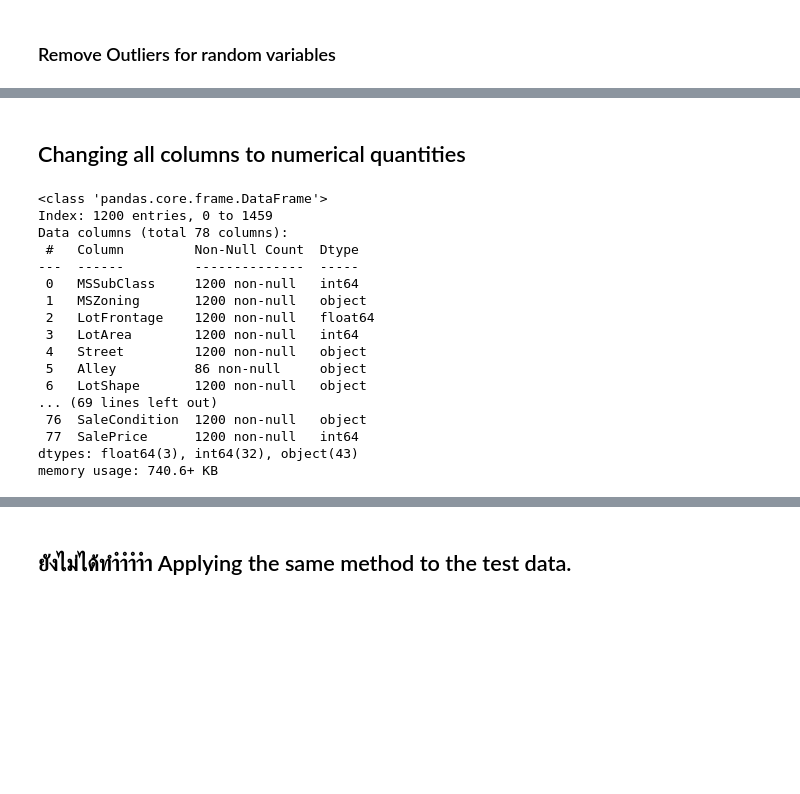
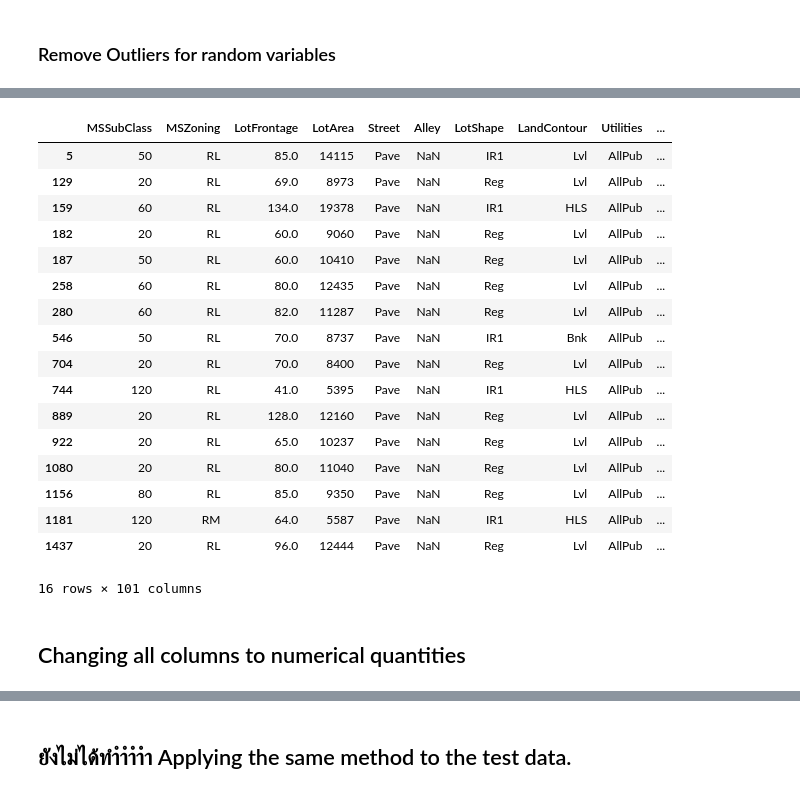
Before and after one commit to thanikaar/ml, a Jupyter notebook: house-prices-advanced-regression-techniques/HW_kaggle.ipynb, the cells around one changed output, grey strips where cells are left out. Saved outputs shown, nothing was run; the diff lists cells and outputs as text; code cells hidden in the pictures; blank space fills up the shorter version.

```diff
--- a/house-prices-advanced-regression-techniques/HW_kaggle.ipynb
+++ b/house-prices-advanced-regression-techniques/HW_kaggle.ipynb
@@ -461,0 +405,34 @@ After outlier removal: (1097, 78)
+# %%
+
+def calculate_modified_zscore(series):
+    # Remove zeros
+    filtered = series[series != 0]
+    if len(filtered) == 0:
+        return pd.Series(np.zeros(len(series)), index=series.index)
+
+    median = np.median(filtered)
+    mad = np.median(np.abs(filtered - median))
+    modified_zscore = 0.6745 * (series - median) / mad if mad != 0 else 0
+    return modified_zscore
+
+# Calculate Modified Z-scores for filtered data
+for col in remaining_numeric_cols:
+    # Calculate Modified Z-score on filtered data
+    filtered_data = df_train[df_train[col] != 0][col]
+    df_train[f'{col}_mod_zscore'] = calculate_modified_zscore(df_train[col])
+
+    # Count outliers
+    outliers = df_train[abs(df_train[f'{col}_mod_zscore']) > 3.5]
+
+    print(f"\n{col}:")
+    print(f"Number of outliers (excluding zeros): {len(outliers)}")
+    print(f"Percentage of outliers: {(len(outliers)/len(filtered_data)*100):.2f}%")
+
+    # Plot distribution with outliers highlighted
+    plt.figure(figsize=(10, 6))
+    plt.scatter(range(len(filtered_data)), filtered_data,
+               c=abs(df_train[f'{col}_mod_zscore'][filtered_data.index]) > 3.5,
+               cmap='coolwarm', alpha=0.6)
+    plt.title(f'Modified Z-score Outliers in {col} (excluding zeros)')
+    plt.ylabel(col)
+    plt.show()
@@ -462,25 +523,26 @@ After outlier removal: (1097, 78)
+# %%
+df_clean
+# %% [output]
+|  | MSSubClass | MSZoning | LotFrontage | LotArea | Street | Alley | LotShape | LandContour | Utilities | ... |
+| 5 | 50 | RL | 85.0 | 14115 | Pave | NaN | IR1 | Lvl | AllPub | ... |
+| 129 | 20 | RL | 69.0 | 8973 | Pave | NaN | Reg | Lvl | AllPub | ... |
+| 159 | 60 | RL | 134.0 | 19378 | Pave | NaN | IR1 | HLS | AllPub | ... |
+| 182 | 20 | RL | 60.0 | 9060 | Pave | NaN | Reg | Lvl | AllPub | ... |
+| 187 | 50 | RL | 60.0 | 10410 | Pave | NaN | Reg | Lvl | AllPub | ... |
+| 258 | 60 | RL | 80.0 | 12435 | Pave | NaN | Reg | Lvl | AllPub | ... |
+| 280 | 60 | RL | 82.0 | 11287 | Pave | NaN | Reg | Lvl | AllPub | ... |
+| 546 | 50 | RL | 70.0 | 8737 | Pave | NaN | IR1 | Bnk | AllPub | ... |
+| 704 | 20 | RL | 70.0 | 8400 | Pave | NaN | Reg | Lvl | AllPub | ... |
+| 744 | 120 | RL | 41.0 | 5395 | Pave | NaN | IR1 | HLS | AllPub | ... |
+| 889 | 20 | RL | 128.0 | 12160 | Pave | NaN | Reg | Lvl | AllPub | ... |
+| 922 | 20 | RL | 65.0 | 10237 | Pave | NaN | Reg | Lvl | AllPub | ... |
+| 1080 | 20 | RL | 80.0 | 11040 | Pave | NaN | Reg | Lvl | AllPub | ... |
+| 1156 | 80 | RL | 85.0 | 9350 | Pave | NaN | Reg | Lvl | AllPub | ... |
+| 1181 | 120 | RM | 64.0 | 5587 | Pave | NaN | IR1 | HLS | AllPub | ... |
+| 1437 | 20 | RL | 96.0 | 12444 | Pave | NaN | Reg | Lvl | AllPub | ... |
+16 rows × 101 columns
 # %% [markdown]
 ## Changing all columns to numerical quantities
-# %%
-df_train_remove_col.info()
-# %% [output]
-<class 'pandas.core.frame.DataFrame'>
-Index: 1200 entries, 0 to 1459
-Data columns (total 78 columns):
- #   Column         Non-Null Count  Dtype
----  ------         --------------  -----
- 0   MSSubClass     1200 non-null   int64
- 1   MSZoning       1200 non-null   object
- 2   LotFrontage    1200 non-null   float64
- 3   LotArea        1200 non-null   int64
- 4   Street         1200 non-null   object
- 5   Alley          86 non-null     object
- 6   LotShape       1200 non-null   object
-... (69 lines left out)
- 76  SaleCondition  1200 non-null   object
- 77  SalePrice      1200 non-null   int64
-dtypes: float64(3), int64(32), object(43)
-memory usage: 740.6+ KB
 # %%
 #Change columns with 'Yes'/'No' to 1/0
 yes_no_cols = [col for col in df_train.columns if set(df_train[col].unique()) == {'Yes', 'No'}]
```
Also changed, not shown: parts of 66 cells of this notebook.
